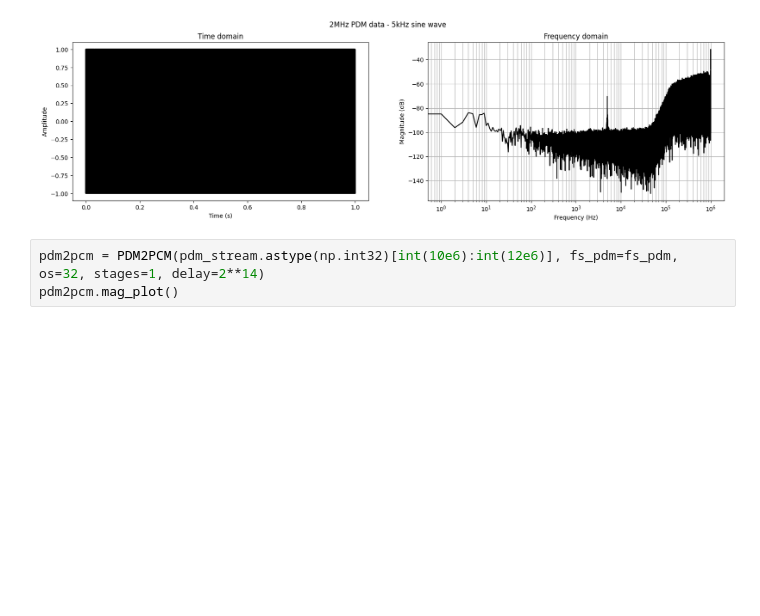
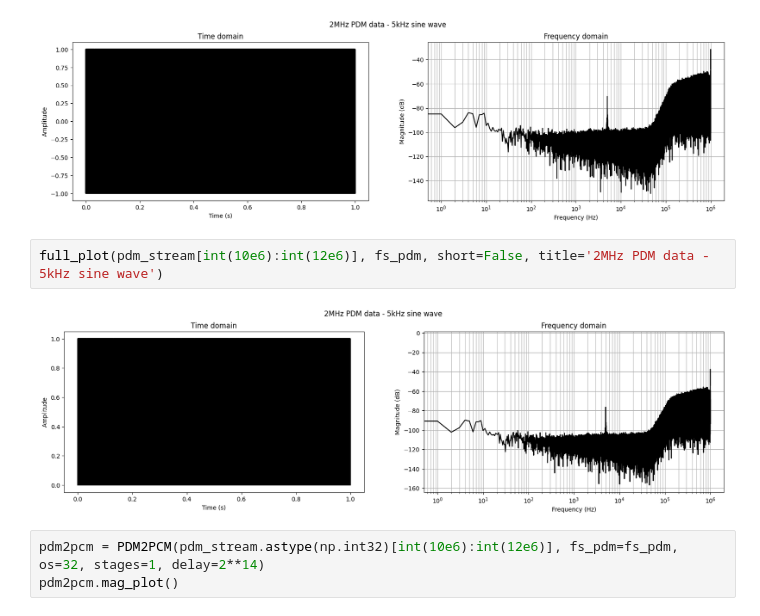
Before and after one commit to Lwao/mems2sd_esp32, a Jupyter notebook: python/PDMSignalProcessing/SineWaveCrossTesting.ipynb, the cells around one changed output. Cells and saved outputs as stored; diff of their text form; blank space fills up the shorter version.

```diff
--- a/python/PDMSignalProcessing/SineWaveCrossTesting.ipynb
+++ b/python/PDMSignalProcessing/SineWaveCrossTesting.ipynb
@@ -50,6 +131,10 @@ full_plot(data_pcm, fs_pcm, short=False, title='44100kHz PCM data - 10kHz sine w
 full_plot(2*pdm_stream[int(10e6):int(12e6)]-1, fs_pdm, short=False, title='2MHz PDM data - 5kHz sine wave')
 # %% [output]
 [figure]
+# %%
+full_plot(pdm_stream[int(10e6):int(12e6)], fs_pdm, short=False, title='2MHz PDM data - 5kHz sine wave')
+# %% [output]
+[figure, added]
 # %%
 pdm2pcm = PDM2PCM(pdm_stream.astype(np.int32)[int(10e6):int(12e6)], fs_pdm=fs_pdm, os=32, stages=1, delay=2**14)
 pdm2pcm.mag_plot()
```
Also changed, not shown: parts of 4 cells of this notebook, 1 other file.
